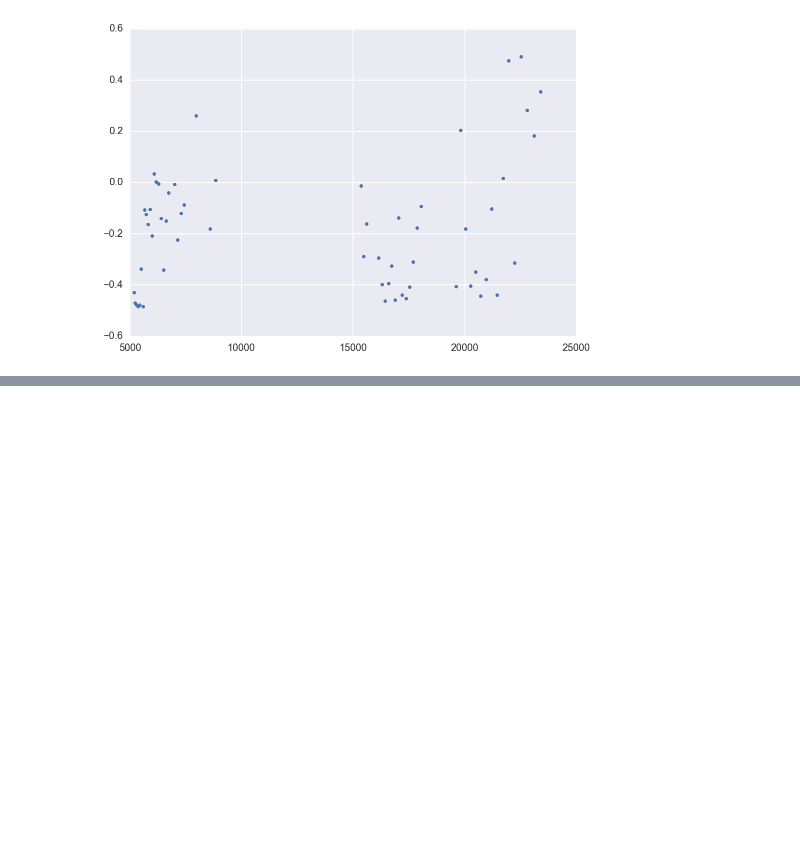
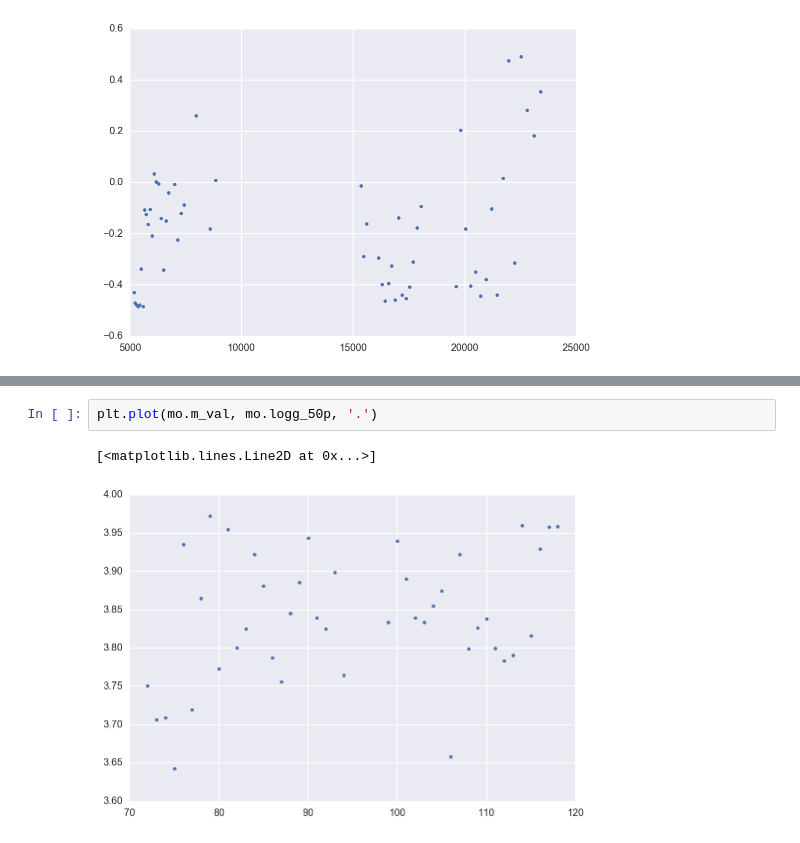
Before and after one commit to BrownDwarf/welter, a Jupyter notebook: notebooks/welter_issue026-01_Text_and_analysis_for_results_section.ipynb, the cells around one changed output, grey strips where cells are left out. Saved outputs shown, nothing was run; the diff lists cells and outputs as text; blank space fills up the shorter version.

```diff
--- a/notebooks/welter_issue026-01_Text_and_analysis_for_results_section.ipynb
+++ b/notebooks/welter_issue026-01_Text_and_analysis_for_results_section.ipynb
@@ -86,0 +156,5 @@ plt.plot(orders.wl_center, orders.FeH_50p, '.')
+# %%
+plt.plot(mo.m_val, mo.logg_50p, '.')
+# %% [output]
+[<matplotlib.lines.Line2D at 0x...>]
+[figure, added]
```
Also changed, not shown: parts of 20 cells of this notebook, 3 other files.
